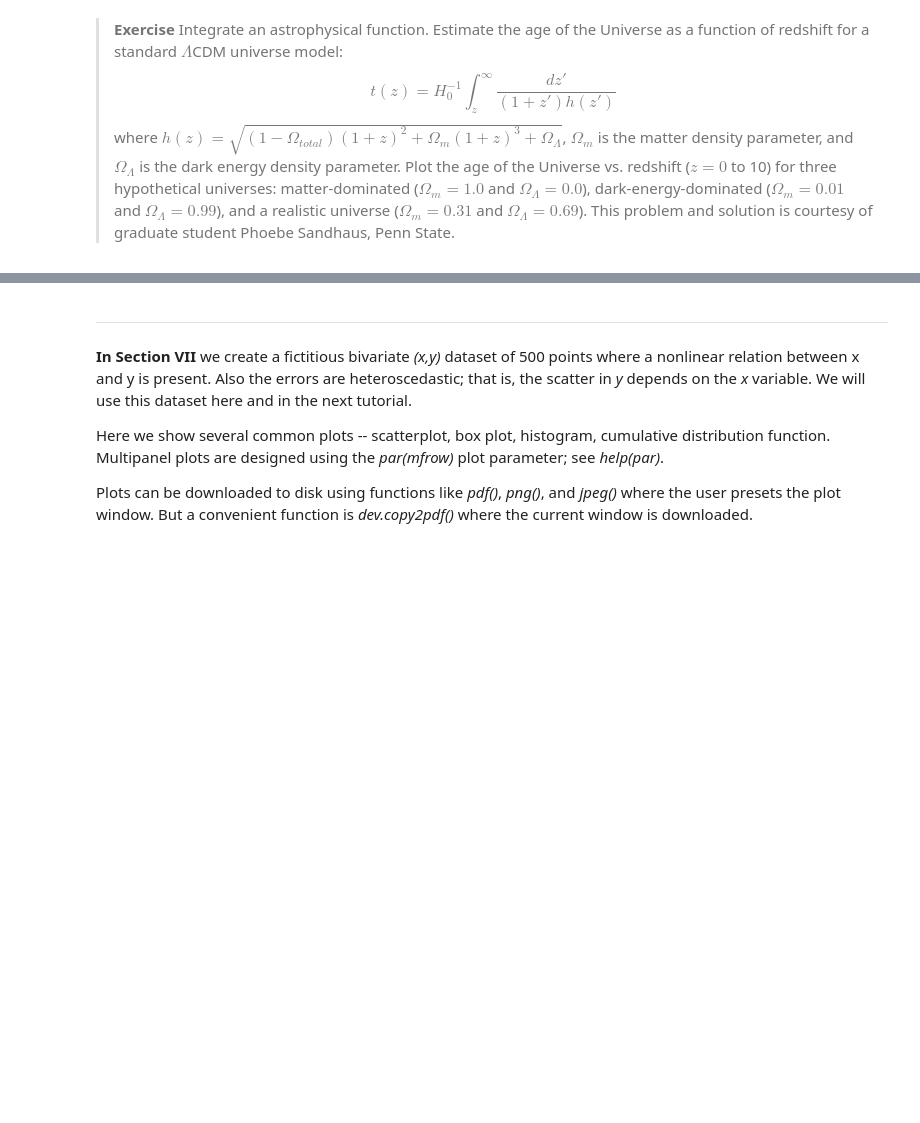
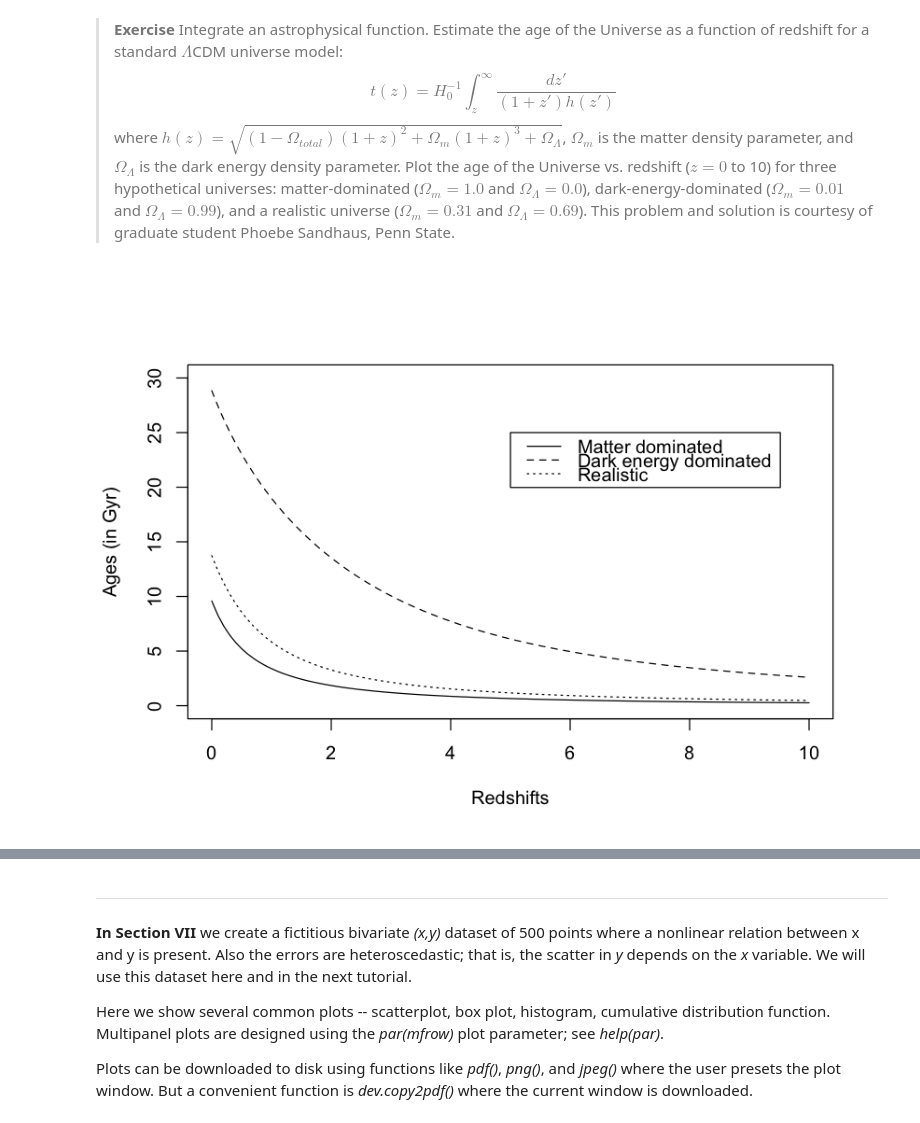
Before and after one commit to Jayshil/AstroStatistics, a Jupyter notebook: 0_Intro/2022_Tutorial_1_Intro_R.ipynb, the cells around one changed output, grey strips where cells are left out. Saved outputs shown, nothing was run; the diff lists cells and outputs as text; code cells hidden in the pictures; blank space fills up the shorter version.

```diff
--- a/0_Intro/2022_Tutorial_1_Intro_R.ipynb
+++ b/0_Intro/2022_Tutorial_1_Intro_R.ipynb
@@ -317,4 +300,40 @@ legend(0.0, 2500, lty=c(1,2), lwd=c(2,2), title='Galaxy distances',
 > **Exercise** Integrate an astrophysical function.  Estimate the age of the Universe as a function of redshift for a standard $\Lambda$CDM universe model:
 $$ t(z) = H_0^{-1} \int_{z}^{\infty}\frac{dz'}{(1+z')h(z')} $$
 where $ h(z) = \sqrt{(1-\Omega_{total})(1+z)^2 + \Omega_m(1+z)^3 + \Omega_{\Lambda} } $, $\Omega_m$ is the matter density parameter, and $\Omega_{\Lambda}$ is the dark energy density parameter. Plot the age of the Universe vs. redshift ($z=0$ to 10) for three hypothetical universes: matter-dominated ($\Omega_m=1.0$ and $\Omega_{\Lambda}=0.0$), dark-energy-dominated ($\Omega_m=0.01$ and $\Omega_{\Lambda}=0.99$), and a realistic universe ($\Omega_m=0.31$ and $\Omega_{\Lambda}=0.69$).  This problem and solution is courtesy of graduate student Phoebe Sandhaus, Penn State.
+# %%
+z22 <- seq(0,10,0.1)
+
+hz1 <- function(red1, lam_m, lam_lam, lam_tot) {
+    term1 <- (1 - lam_tot) * ((1 + red1)^2)
+    term2 <- lam_m * ((1 + red1)^3)
+    term3 <- term1 + term2 + lam_lam
+    cd <- term3^0.5
+    return(cd)
+}
+
+int1 <- function(red1, lam_m, lam_lam, lam_tot){
+    hz2 <- hz1(red1, lam_m, lam_lam, lam_tot)
+    te1 <- (1 + red1)*hz2
+    te2 <- 1/te1
+    return(te2)
+}
+
+tz1 <- function(red1, lam_m, lam_lam, lam_tot){
+    t_age <- (1/68) * integrate(int1, red1, Inf, lam_m = lam_m,
+                                lam_lam = lam_lam, lam_tot = lam_tot)$value
+    t_age1 <- 977.79 * t_age
+    return(t_age1)
+}
+
+ages_matter <- Vectorize(tz1)(z22, 1.0, 0.0, 1.)
+ages_dark <- Vectorize(tz1)(z22, 0.01, 0.99, 1.)
+ages_real <- Vectorize(tz1)(z22, 0.31, 0.69, 1.)
+
+plot(z22, ages_matter, type='l', ylab='Ages (in Gyr)', xlab='Redshifts', ylim=c(0,30), lty=1)
+lines(z22, ages_dark, type='l', lty=2)#, ylab='Ages (in Gyr)', xlab='Redshifts')
+lines(z22, ages_real, type='l', lty=3)#, ylab='Ages (in Gyr)', xlab='Redshifts')
+
+legend(5, 25, lty=c(1,2,3), legend=c('Matter dominated', 'Dark energy dominated', 'Realistic'))
+# %% [output]
+[figure, added]
 # %% [markdown]
```
Also changed, not shown: parts of 13 cells of this notebook.
